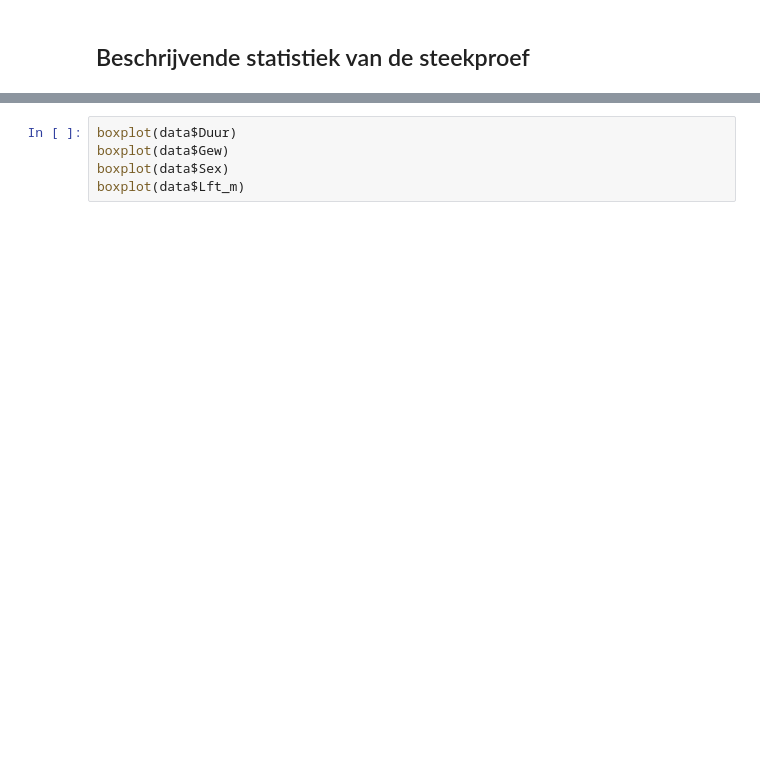
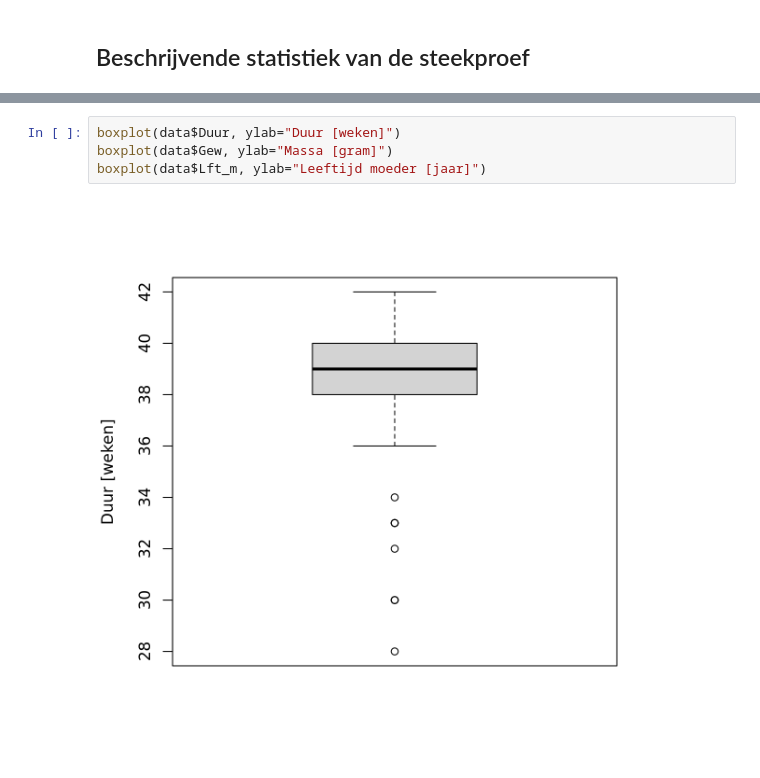
Before and after one commit to psmsmets/6VR-Statistiek, a Jupyter notebook: notebooks/steekproef geboortes 2002.ipynb, the cells around one changed output, grey strips where cells are left out. Drawn from its saved outputs; the diff is of its cells as text; blank space fills up the shorter version.

```diff
--- a/notebooks/steekproef geboortes 2002.ipynb
+++ b/notebooks/steekproef geboortes 2002.ipynb
@@ -23,5 +60,6 @@ summary(data)
 # %%
-boxplot(data$Duur)
-boxplot(data$Gew)
-boxplot(data$Sex)
-boxplot(data$Lft_m)
+boxplot(data$Duur, ylab="Duur [weken]")
+boxplot(data$Gew, ylab="Massa [gram]")
+boxplot(data$Lft_m, ylab="Leeftijd moeder [jaar]")
+# %% [output]
+[figure, added]
```
Also changed, not shown: parts of 8 cells of this notebook, 2 other files.
